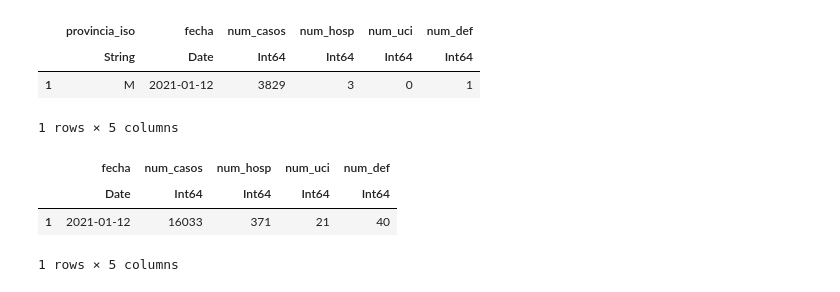
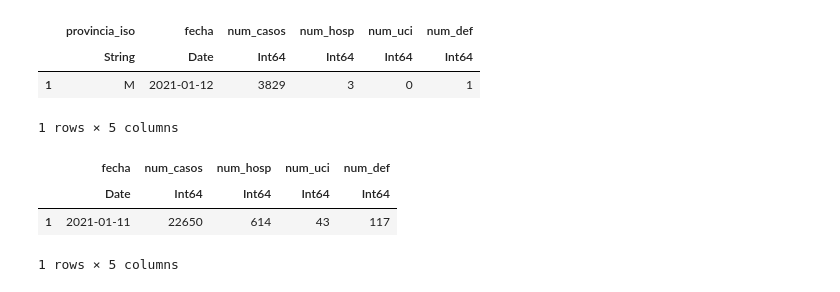
Before and after one commit to tonirodriguez/MIT-6S083, a Jupyter notebook: toni/04_Exploring_Covid19_Spain_oficial_data_Cases_Hosp_UC_Def.ipynb, the cells around one changed output. Drawn from its saved outputs; the diff is of its cells as text; code cells hidden in the pictures.

```diff
--- a/toni/04_Exploring_Covid19_Spain_oficial_data_Cases_Hosp_UC_Def.ipynb
+++ b/toni/04_Exploring_Covid19_Spain_oficial_data_Cases_Hosp_UC_Def.ipynb
@@ -113,12 +124,12 @@ gdf[(gdf.fecha .== Date(today()-Day(2))) .& (gdf.provincia_iso .=== "M"), :]
 |  | String | Date | Int64 | Int64 | Int64 | Int64 |
 | 1 | M | 2021-01-12 | 3829 | 3 | 0 | 1 |
 # %%
-esp[esp.fecha .== Date(today()-Day(2)), :]
+esp[esp.fecha .== Date(today()-Day(3)), :]
 # %% [output]
 1 rows × 5 columns
 |  | fecha | num_casos | num_hosp | num_uci | num_def |
 |  | Date | Int64 | Int64 | Int64 | Int64 |
-| 1 | 2021-01-12 | 16033 | 371 | 21 | 40 |
+| 1 | 2021-01-11 | 22650 | 614 | 43 | 117 |
 # %%
 df_cat[df_cat.fecha .== Date(today()-Day(2)), :]
 # %% [output]
```
Also changed, not shown: parts of 8 cells of this notebook.
